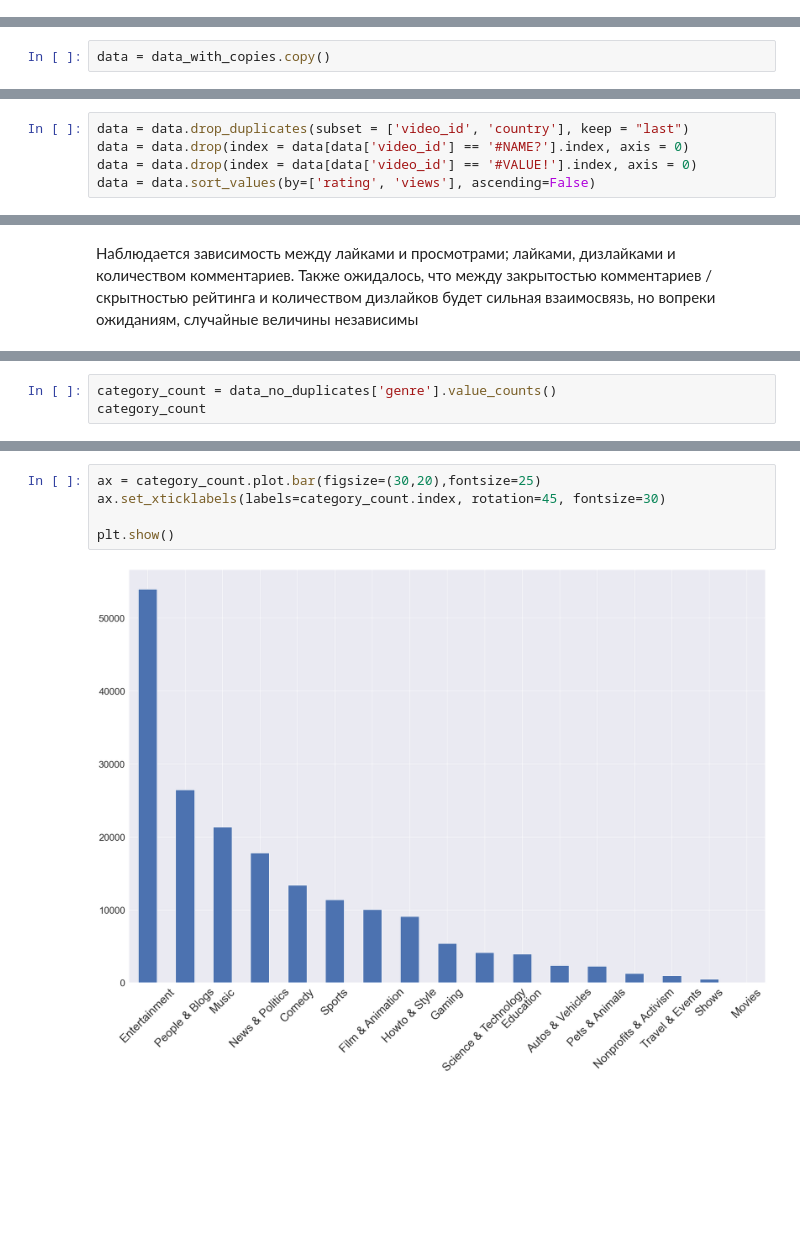
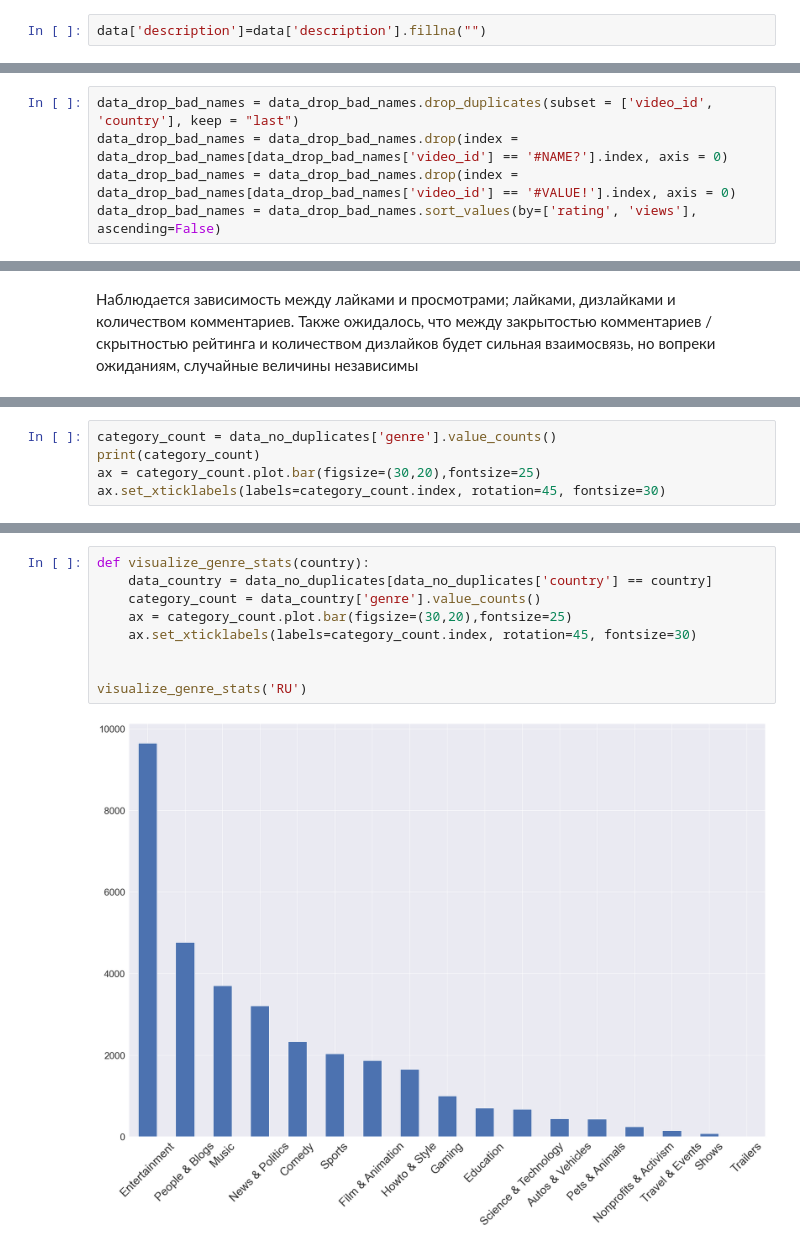
Before and after one commit to YSDA-NN-ML/ML-lab-0, a Jupyter notebook: Oganyan_lab1.ipynb, the cells around one changed output, grey strips where cells are left out. Drawn from its saved outputs; the diff is of its cells as text; blank space fills up the shorter version.

```diff
--- a/Oganyan_lab1.ipynb
+++ b/Oganyan_lab1.ipynb
@@ -101,6 +101,8 @@ video_error_or_removed        0
 description               19478
 country                       0
 dtype: int64
+# %%
+data['description']=data['description'].fillna("")
 # %% [markdown]
 Из 375942 данных 19478 видео не имеют описания, что составляет 5%. Предпологаем, что это не ошибка, а в видео действительно нет описания. В дальнейшем исследуем зависимость популярности видео от наличия описания.
 # %% [markdown]
@@ -245,5 +235,3 @@ data.head()
 | 38356 | 1.0 | N1HAMUAXzbs | 2018-06-11 | Kris Wu Б─⌠ Like That (Official M... | Kris Wu | 10 | 2018-05-22 | 15:05:18 | ... |
 | 38188 | 1.0 | N1HAMUAXzbs | 2018-06-10 | Kris Wu Б─⌠ Like That (Official M... | Kris Wu | 10 | 2018-05-22 | 15:05:18 | ... |
 5 rows × 21 columns
-# %%
-data = data_with_copies.copy()
@@ -256,6 +257,6 @@ data_before_drop_bad_names = data.copy()
 # %%
-data = data.drop_duplicates(subset = ['video_id', 'country'], keep = "last")
-data = data.drop(index = data[data['video_id'] == '#NAME?'].index, axis = 0)
-data = data.drop(index = data[data['video_id'] == '#VALUE!'].index, axis = 0)
-data = data.sort_values(by=['rating', 'views'], ascending=False)
+data_drop_bad_names = data_drop_bad_names.drop_duplicates(subset = ['video_id', 'country'], keep = "last")
+data_drop_bad_names = data_drop_bad_names.drop(index = data_drop_bad_names[data_drop_bad_names['video_id'] == '#NAME?'].index, axis = 0)
+data_drop_bad_names = data_drop_bad_names.drop(index = data_drop_bad_names[data_drop_bad_names['video_id'] == '#VALUE!'].index, axis = 0)
+data_drop_bad_names = data_drop_bad_names.sort_values(by=['rating', 'views'], ascending=False)
 # %%
@@ -407,4 +575,6 @@ sns.heatmap(corr,
 # %%
 category_count = data_no_duplicates['genre'].value_counts()
-category_count
+print(category_count)
+ax = category_count.plot.bar(figsize=(30,20),fontsize=25)
+ax.set_xticklabels(labels=category_count.index, rotation=45, fontsize=30)
 # %% [output]
@@ -429,7 +635,11 @@ Name: genre, dtype: int64
 # %%
-ax = category_count.plot.bar(figsize=(30,20),fontsize=25)
-ax.set_xticklabels(labels=category_count.index, rotation=45, fontsize=30)
+def visualize_genre_stats(country):
+    data_country = data_no_duplicates[data_no_duplicates['country'] == country]
+    category_count = data_country['genre'].value_counts()
+    ax = category_count.plot.bar(figsize=(30,20),fontsize=25)
+    ax.set_xticklabels(labels=category_count.index, rotation=45, fontsize=30)
 
-plt.show()
+
+visualize_genre_stats('RU')
 # %% [output]
-[figure, old version]
+[figure, new version]
```
Also changed, not shown: parts of 57 cells of this notebook.
